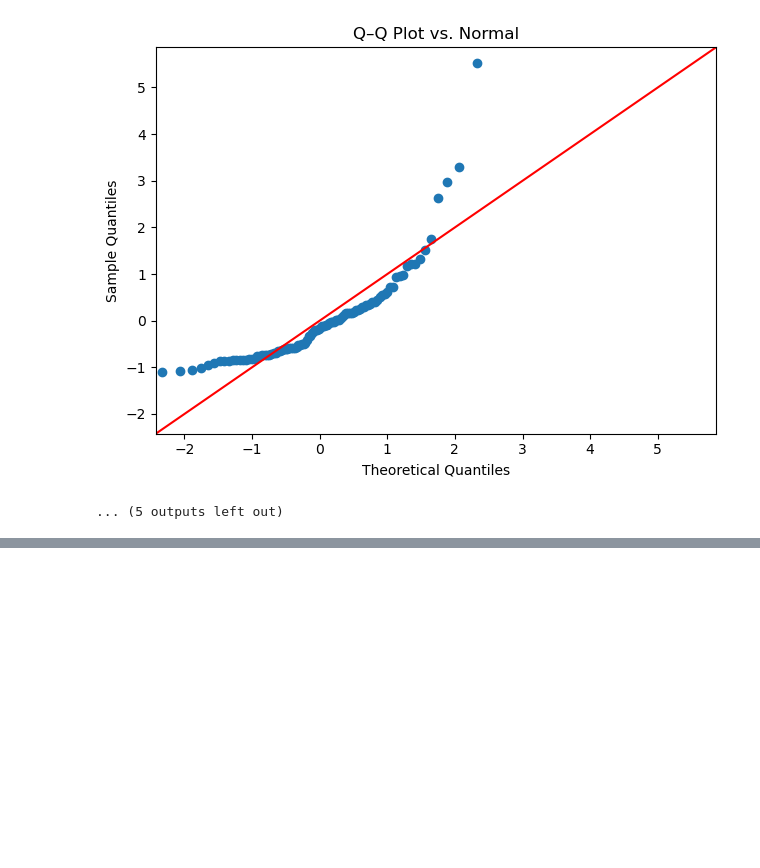
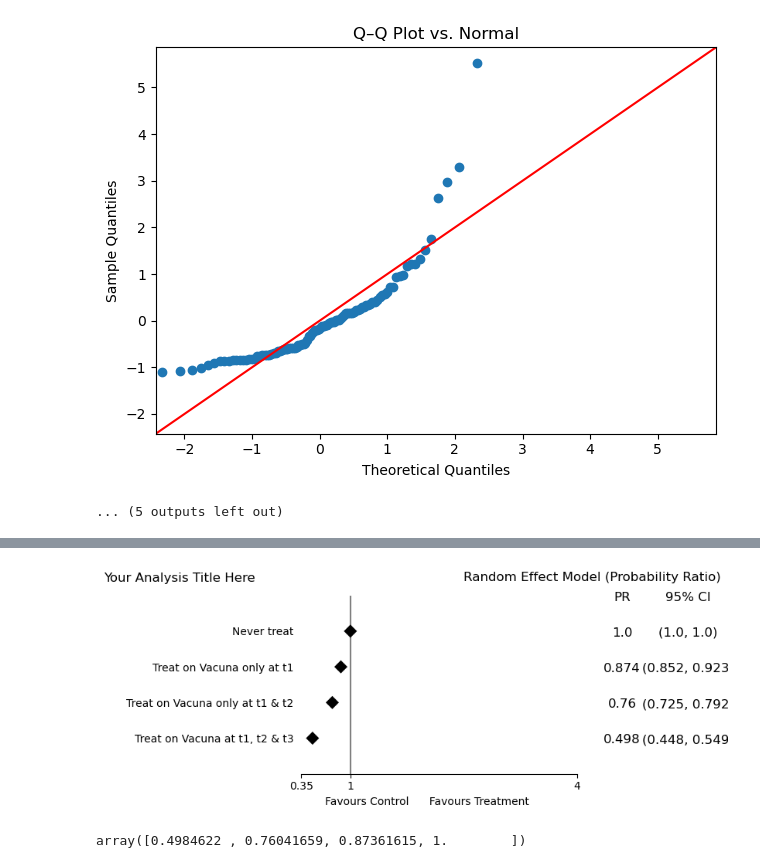
Before and after one commit to BorjaGIH/CovidVax_DM, a Jupyter notebook: 5_postprocess.ipynb, the cells around one changed output, grey strips where cells are left out. Saved outputs shown, nothing was run; the diff lists cells and outputs as text; code cells hidden in the pictures; blank space fills up the shorter version.

```diff
--- a/5_postprocess.ipynb
+++ b/5_postprocess.ipynb
@@ -318,0 +354,31 @@ Sample size: 100
+# %%
+# Pull the columns out of your dataframe into lists
+# (mirrors what you were passing to fp.forestplot)
+labs = result_data_forest["index"].astype(str).tolist()
+measure = result_data_forest["Probability ratio"].tolist()
+lower = result_data_forest["95% LCI PR"].tolist()
+upper = result_data_forest["95% UCI PR"].tolist()
+
+# Build the plot
+p = EffectMeasurePlot(label=labs, effect_measure=measure, lcl=lower, ucl=upper)
+p.labels(effectmeasure='PR')  # 'PR' since you're plotting probability ratios
+p.colors(pointshape="D")
+
+ax = p.plot(figsize=(7, 3), t_adjuster=0.09, max_value=4, min_value=0.35)
+
+plt.title("Risk ratio", loc="right", x=1, y=1.045)
+plt.suptitle("Your Analysis Title Here", x=-0.1, y=0.98)
+ax.set_xlabel("Favours Control      Favours Treatment       ", fontsize=10)
+
+ax.spines['top'].set_visible(False)
+ax.spines['right'].set_visible(False)
+ax.spines['bottom'].set_visible(True)
+ax.spines['left'].set_visible(False)
+
+plt.show()
+# %% [output]
+[figure, added]
+# %%
+np.flip(measure)
+# %% [output]
+array([0.4984622 , 0.76041659, 0.87361615, 1.        ])
```
Also changed, not shown: parts of 11 cells of this notebook, 2 other files.
